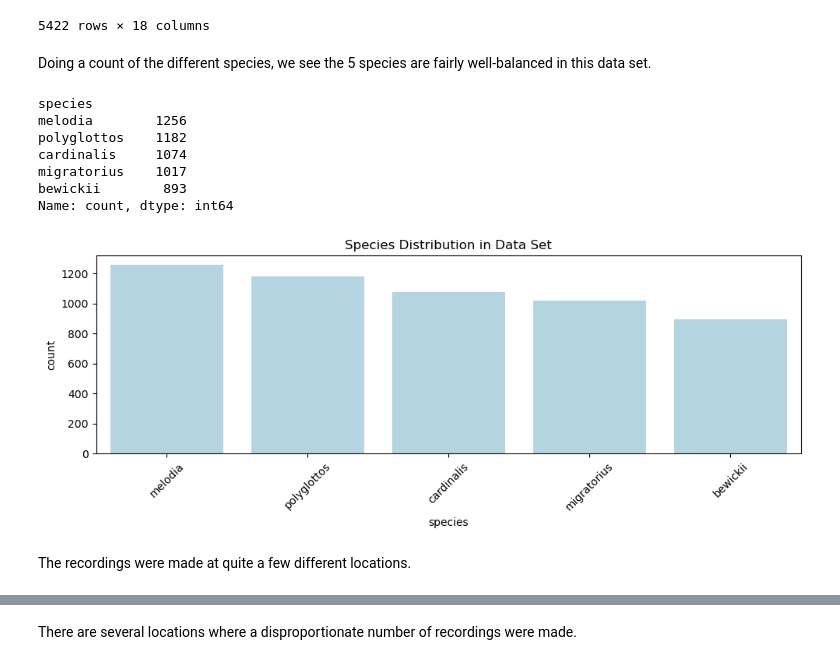
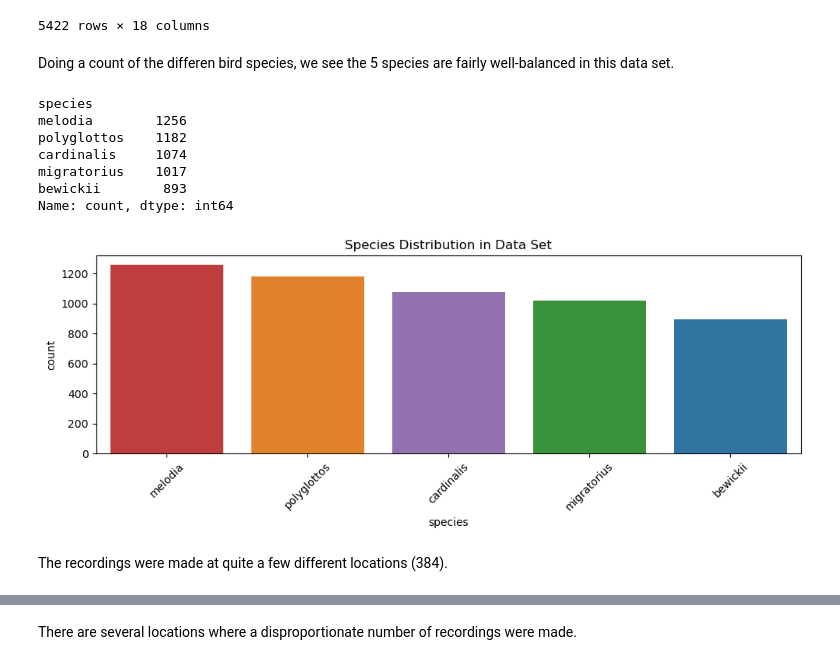
Before and after one commit to PaulHBartley/DTSA-5510, a Jupyter notebook: DTSA-5510_final_project.ipynb, the cells around one changed output, grey strips where cells are left out. Saved outputs shown, nothing was run; the diff lists cells and outputs as text; code cells hidden in the pictures.

```diff
--- a/DTSA-5510_final_project.ipynb
+++ b/DTSA-5510_final_project.ipynb
@@ -29,7 +29,7 @@ metadata_df
 | 5421 | 11713 | Cardinalis | cardinalis | NaN | Northern Cardinal | Chris Parrish | United States | Sewanee, Franklin County, Tennessee | 35.2176 | -85.9220 | ... |
 5422 rows × 18 columns
 # %% [markdown]
-Doing a count of the different species, we see the 5 species are fairly well-balanced in this data set.
+Doing a count of the differen bird species, we see the 5 species are fairly well-balanced in this data set.
 # %%
 metadata_df['species'].value_counts()
 # %% [output]
@@ -42,13 +42,13 @@ bewickii        893
 Name: count, dtype: int64
 # %%
 plt.figure(figsize=(10, 4))
-sns.countplot(data=metadata_df, x="species", order=metadata_df['species'].value_counts().index, color='lightblue')
+sns.countplot(data=metadata_df, x="species", order=metadata_df['species'].value_counts().index, hue='species')
 plt.title("Species Distribution in Data Set")
 plt.xticks(rotation=45)
 plt.tight_layout()
 plt.show()
 # %% [output]
-[figure, old version]
+[figure, new version]
 # %% [markdown]
-The recordings were made at quite a few different locations.
+The recordings were made at quite a few different locations (384).
 # %%
```
Also changed, not shown: parts of 5 cells of this notebook.
